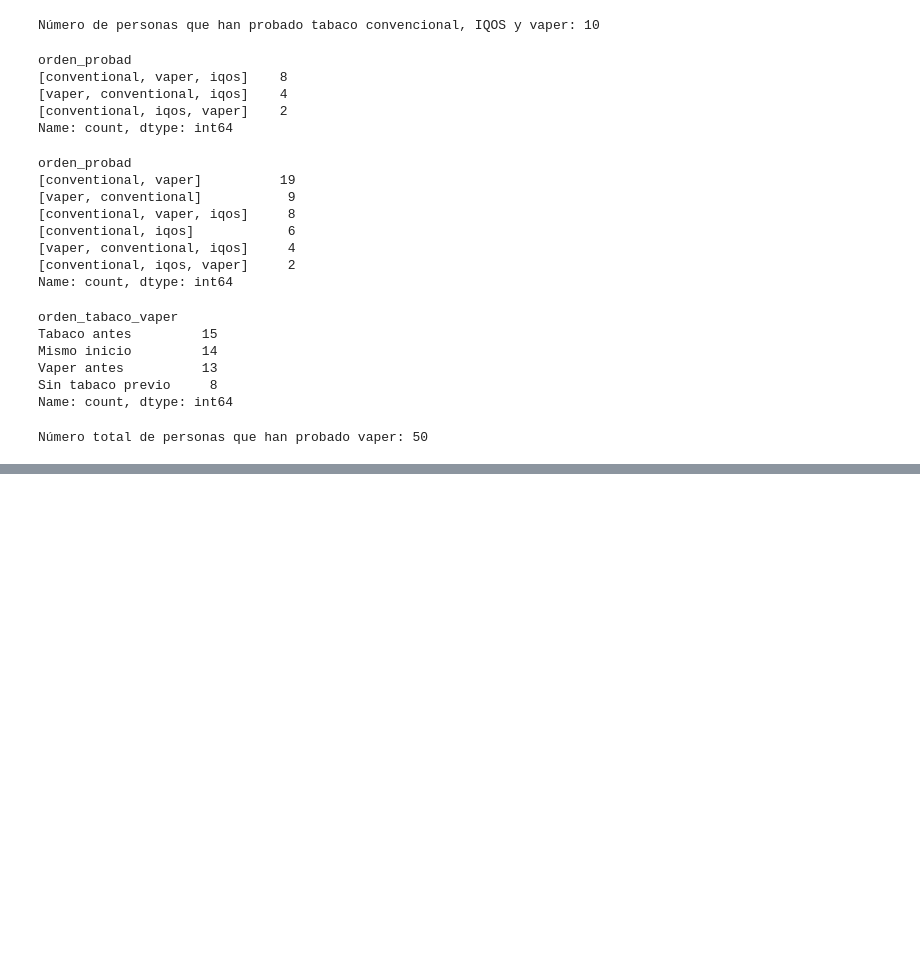
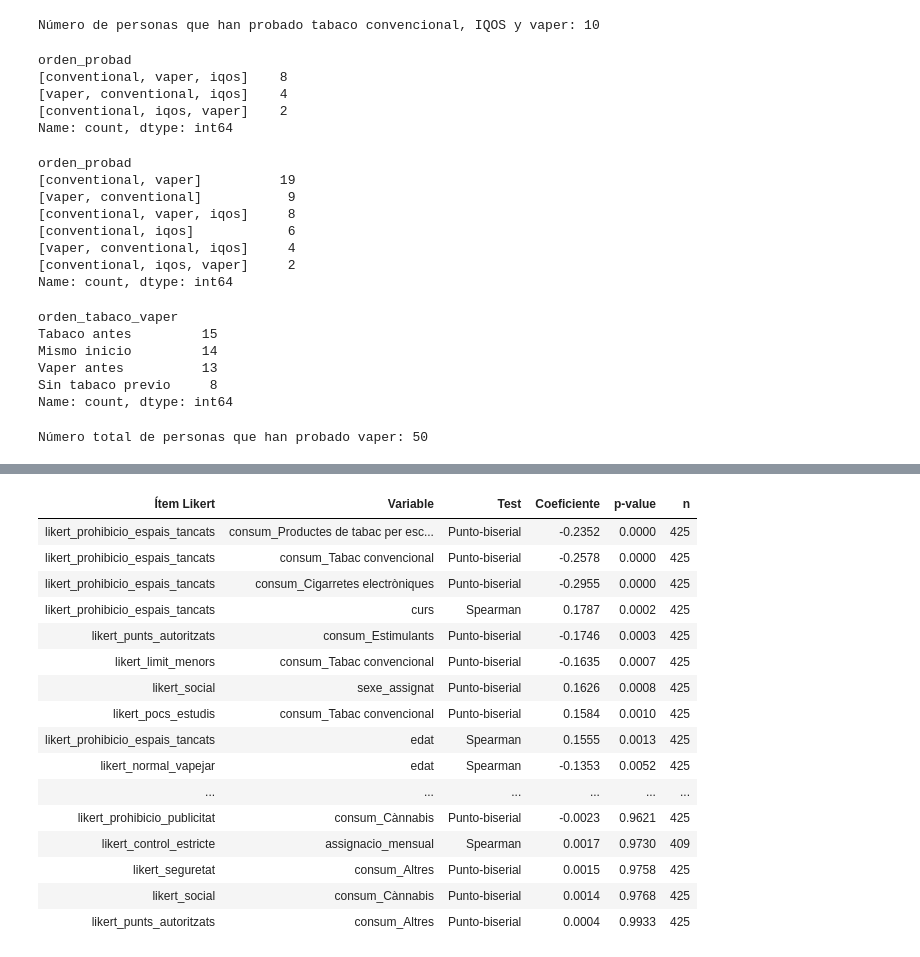
Before and after one commit to DavidRuizC/Vaping-Study, a Jupyter notebook: DataProcessing.ipynb, the cells around one changed output, grey strips where cells are left out. Saved outputs shown, nothing was run; the diff lists cells and outputs as text; code cells hidden in the pictures; blank space fills up the shorter version.

```diff
--- a/DataProcessing.ipynb
+++ b/DataProcessing.ipynb
@@ -2290,0 +2293,20 @@ Número total de personas que han probado vaper: 50
+# %%
+#correlacion entre likert y haber probado tabaco, vaper o iqos
+resultats_corr = []
+for dim in likert_columns:
+    for cons in consumption_cols_specific:
+        sub = df[[dim, cons]].dropna()
+        if sub[cons].nunique() != 2:
+            continue
+        r, p = pointbiserialr(sub[cons], sub[dim])
+        resultats_corr.append({
+            "Likert dimension": dim,
+            "Consumption variable": cons,
+            "r (point-biserial)": r,
+            "p-value": p,
+            "n": len(sub)
+        })
+correlation_dimensions = pd.DataFrame(resultats_corr).round(4)
+correlation_dimensions = correlation_dimensions.sort_values("p-value")
+print("📌 CORRELACIÓN ENTRE DIMENSIONES LIKERT Y CONSUMO DE PRODUCTOS (r punto-biserial)")
+display(correlation_dimensions)
@@ -2290,0 +2328,52 @@ Número total de personas que han probado vaper: 50
+# %%
+from scipy.stats import spearmanr, pointbiserialr
+import pandas as pd
+
+resultats_corr = []
+
+for dim in likert_columns:
+    for var in ["edat", "curs", "assignacio_mensual"] + consumption_cols_specific + ["sexe_assignat"]:
+
+        sub = df[[dim, var]].dropna()
+        if len(sub) < 10:
+            continue
+
+        # Variables dicotómicas → punto-biserial
+        if sub[var].nunique() == 2:
+            try:
+                r, p = pointbiserialr(sub[var], sub[dim])
+                test = "Punto-biserial"
+            except Exception:
+                continue
+
+        # Variables ordinales / cuantitativas → Spearman
+        else:
+            try:
+                r, p = spearmanr(sub[dim], sub[var])
+                test = "Spearman"
+            except Exception:
+                continue
+
+        resultats_corr.append({
+            "Ítem Likert": dim,
+            "Variable": var,
+            "Test": test,
+            "Coeficiente": r,
+            "p-value": p,
+            "n": len(sub)
+        })
+
+correlation_correcta = pd.DataFrame(resultats_corr).round(4)
+correlation_correcta = correlation_correcta.sort_values("p-value")
+
+print("📌 ASOCIACIÓN ENTRE ÍTEMS LIKERT Y VARIABLES SOCIODEMOGRÁFICAS / CONSUMO")
+correlation_correcta
+
+from IPython.display import display, HTML
+
+display(HTML("""
+<div style="max-height:500px; overflow:auto;">
+""" + correlation_correcta.to_html(index=False) + """
+</div>
+"""))
+# %% [output]
@@ -2290,0 +2381,17 @@ Número total de personas que han probado vaper: 50
+| Ítem Likert | Variable | Test | Coeficiente | p-value | n |
+| likert_prohibicio_espais_tancats | consum_Productes de tabac per esc... | Punto-biserial | -0.2352 | 0.0000 | 425 |
+| likert_prohibicio_espais_tancats | consum_Tabac convencional | Punto-biserial | -0.2578 | 0.0000 | 425 |
+| likert_prohibicio_espais_tancats | consum_Cigarretes electròniques | Punto-biserial | -0.2955 | 0.0000 | 425 |
+| likert_prohibicio_espais_tancats | curs | Spearman | 0.1787 | 0.0002 | 425 |
+| likert_punts_autoritzats | consum_Estimulants | Punto-biserial | -0.1746 | 0.0003 | 425 |
+| likert_limit_menors | consum_Tabac convencional | Punto-biserial | -0.1635 | 0.0007 | 425 |
+| likert_social | sexe_assignat | Punto-biserial | 0.1626 | 0.0008 | 425 |
+| likert_pocs_estudis | consum_Tabac convencional | Punto-biserial | 0.1584 | 0.0010 | 425 |
+| likert_prohibicio_espais_tancats | edat | Spearman | 0.1555 | 0.0013 | 425 |
+| likert_normal_vapejar | edat | Spearman | -0.1353 | 0.0052 | 425 |
+| ... | ... | ... | ... | ... | ... |
+| likert_prohibicio_publicitat | consum_Cànnabis | Punto-biserial | -0.0023 | 0.9621 | 425 |
+| likert_control_estricte | assignacio_mensual | Spearman | 0.0017 | 0.9730 | 409 |
+| likert_seguretat | consum_Altres | Punto-biserial | 0.0015 | 0.9758 | 425 |
+| likert_social | consum_Cànnabis | Punto-biserial | 0.0014 | 0.9768 | 425 |
+| likert_punts_autoritzats | consum_Altres | Punto-biserial | 0.0004 | 0.9933 | 425 |
```
Also changed, not shown: parts of 12 cells of this notebook.
